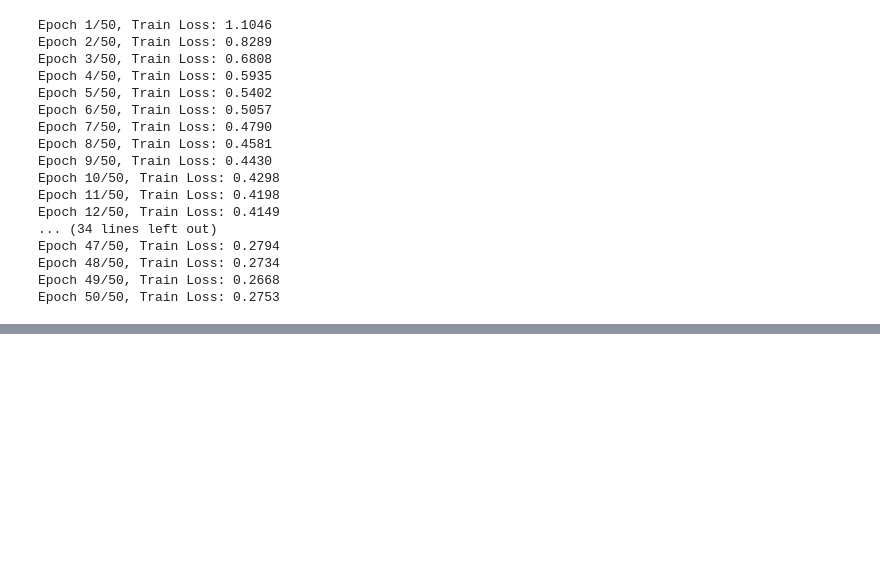
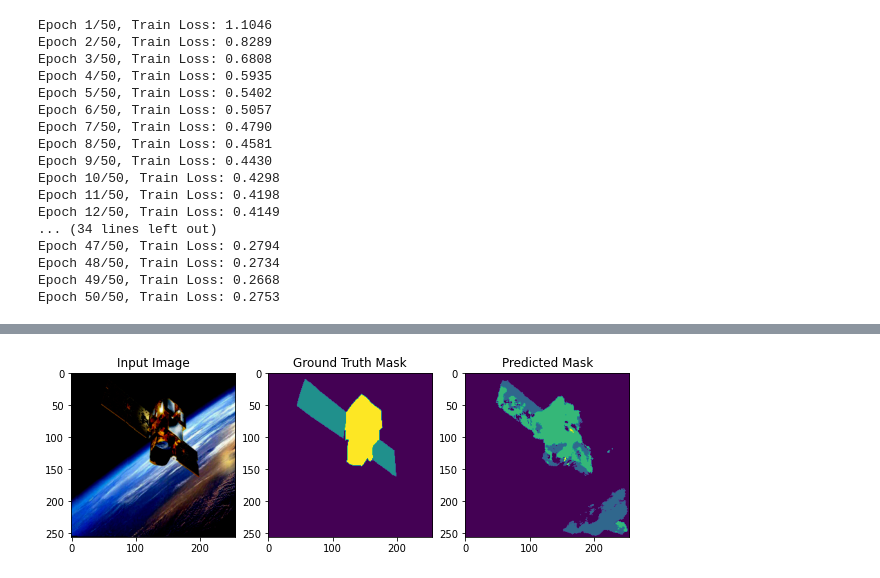
Before and after one commit to gremlin97/Turion, a Jupyter notebook: SegNext.ipynb, the cells around one changed output, grey strips where cells are left out. Drawn from its saved outputs; the diff is of its cells as text; code cells hidden in the pictures; blank space fills up the shorter version.

```diff
--- a/SegNext.ipynb
+++ b/SegNext.ipynb
@@ -431,0 +426,4 @@ WARNING:matplotlib.image:Clipping input data to the valid range for imshow with
+# %%
+
+show_out(train,130)
+# %% [output]
@@ -431,0 +431 @@ WARNING:matplotlib.image:Clipping input data to the valid range for imshow with
+[figure, added]
```
Also changed, not shown: parts of 4 cells of this notebook.
